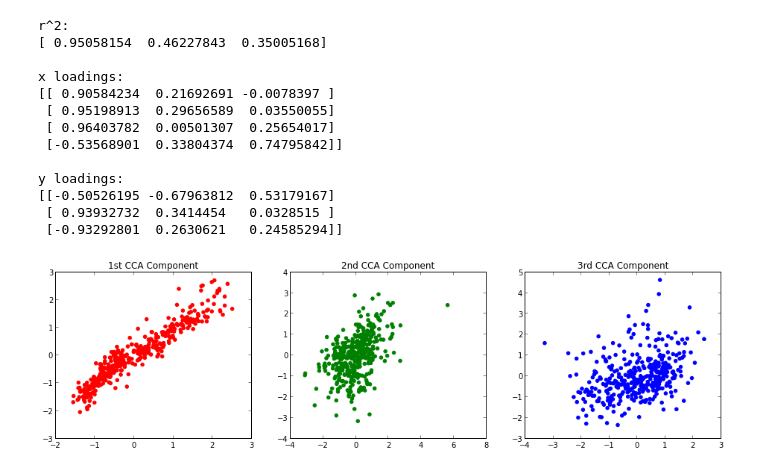
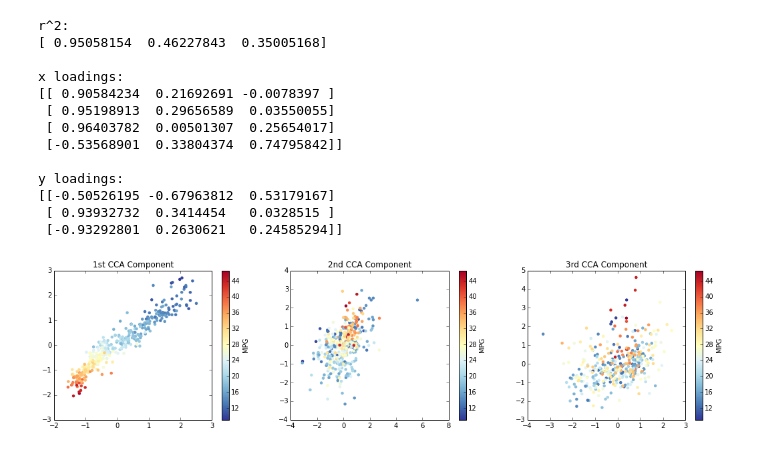
Before and after one commit to sandialabs/slycat, a Jupyter notebook: design/cca.ipynb, the cells around one changed output. Cells and saved outputs as stored; diff of their text form; code cells hidden in the pictures.

```diff
--- a/design/cca.ipynb
+++ b/design/cca.ipynb
@@ -57,14 +57,20 @@ y loadings:
  [-0.93292801  0.2630621   0.24585294]]
 # %%
 pyplot.subplot(1, 3, 1)
-pyplot.scatter(x.T[0], y.T[0], color="red")
+pyplot.scatter(x.T[0], y.T[0], c=columns["MPG"][good_rows], cmap="RdYlBu_r", edgecolor="None")
+pyplot.colorbar(label="MPG")
 pyplot.title("1st CCA Component")
+
 pyplot.subplot(1, 3, 2)
-pyplot.scatter(x.T[1], y.T[1], color="green")
+pyplot.scatter(x.T[1], y.T[1], c=columns["MPG"][good_rows], cmap="RdYlBu_r", edgecolor="None")
+pyplot.colorbar(label="MPG")
 pyplot.title("2nd CCA Component")
+
 pyplot.subplot(1, 3, 3)
-pyplot.scatter(x.T[2], y.T[2], color="blue")
+pyplot.scatter(x.T[2], y.T[2], c=columns["MPG"][good_rows], cmap="RdYlBu_r", edgecolor="None")
+pyplot.colorbar(label="MPG")
 pyplot.title("3rd CCA Component")
-pyplot.gcf().set_size_inches(16, 4)
+
+pyplot.gcf().set_size_inches(18, 4)
 # %% [output]
-[figure, old version]
+[figure, new version]
```
